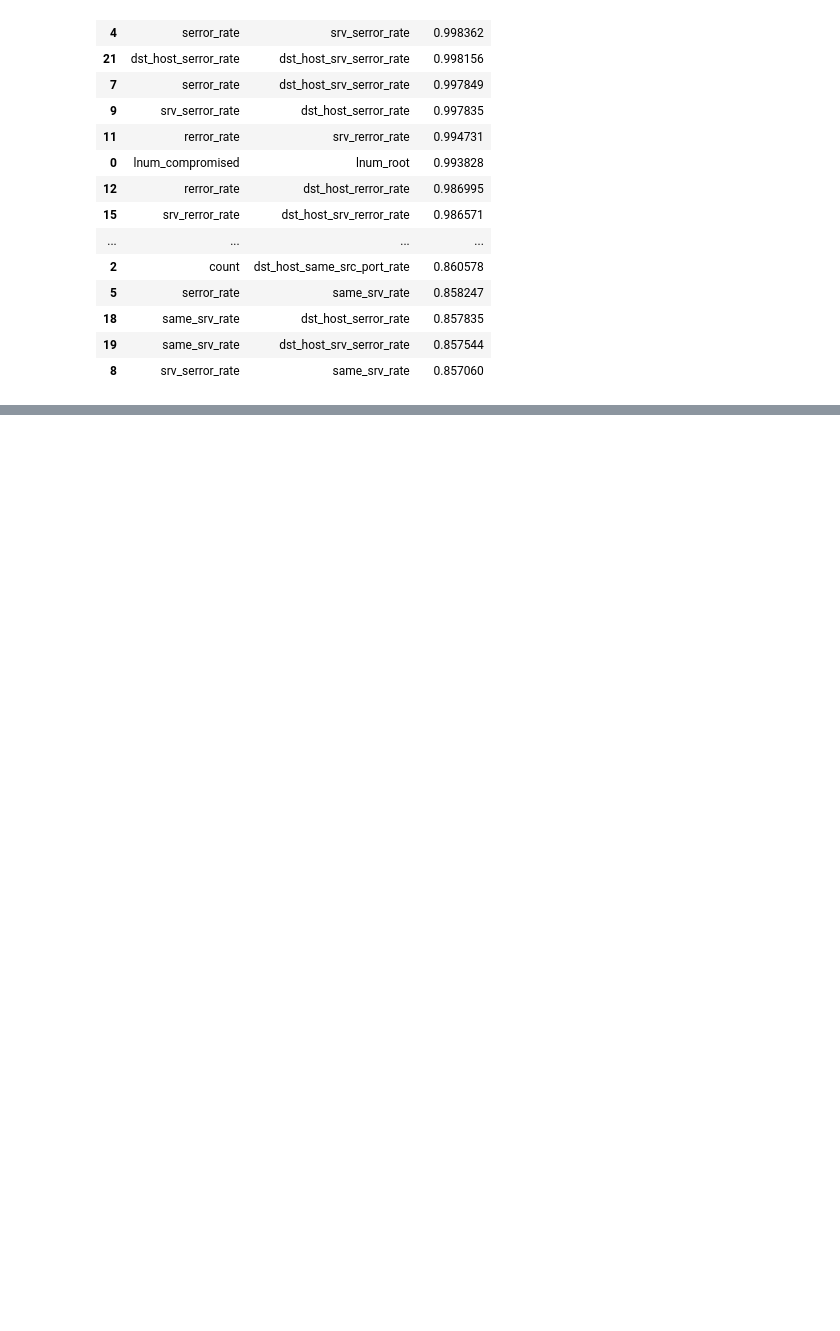
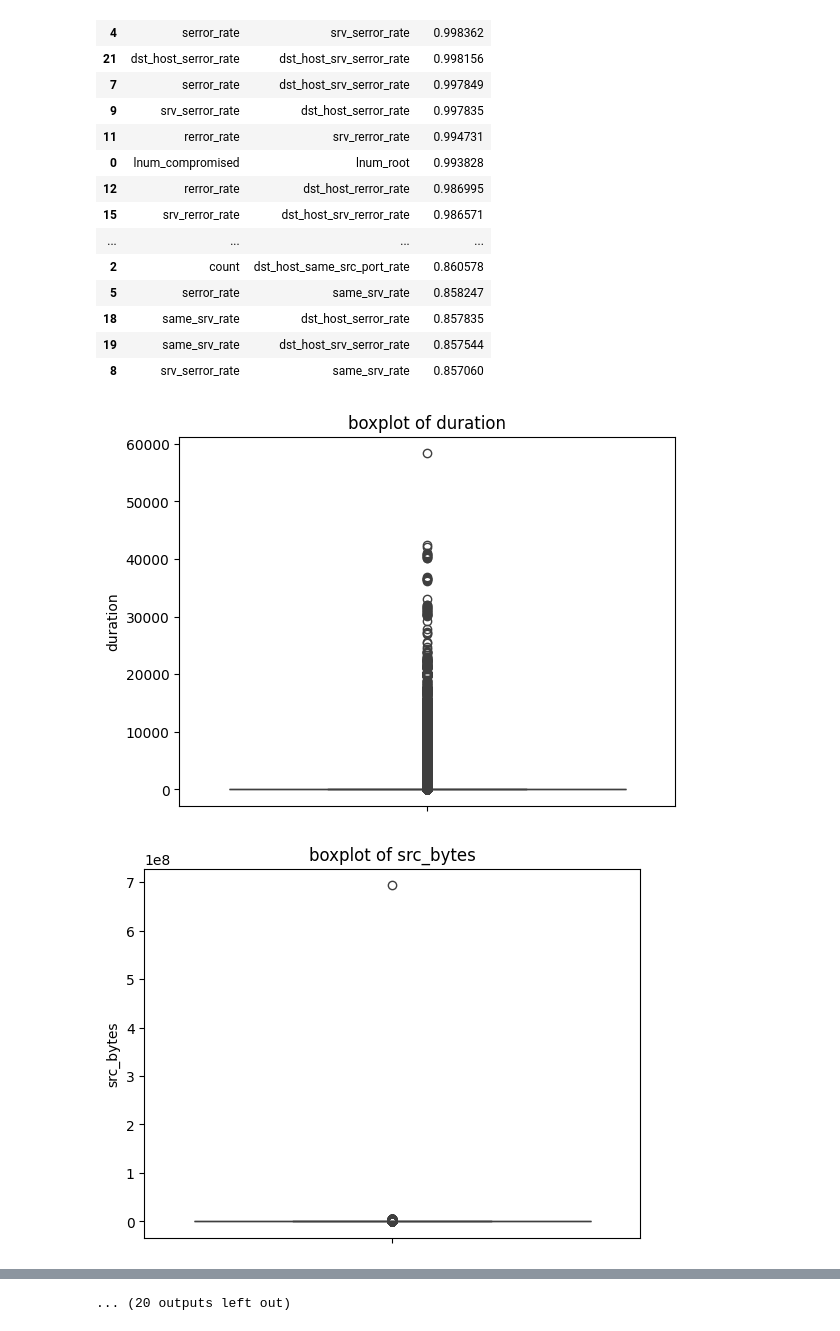
Before and after one commit to biswas-bit/Anamoly-Detection, a Jupyter notebook: analysis/EDA.ipynb, the cells around one changed output, grey strips where cells are left out. Saved outputs shown, nothing was run; the diff lists cells and outputs as text; code cells hidden in the pictures; blank space fills up the shorter version.

Commit message:
boxplot for outliers

```diff
--- a/analysis/EDA.ipynb
+++ b/analysis/EDA.ipynb
@@ -265,3 +265,11 @@ high_corr_df
 | 18 | same_srv_rate | dst_host_serror_rate | 0.857835 |
 | 19 | same_srv_rate | dst_host_srv_serror_rate | 0.857544 |
 | 8 | srv_serror_rate | same_srv_rate | 0.857060 |
+# %%
+for col in numerical_cols:
+    sns.boxplot(df[col])
+    plt.title(f"boxplot of {col}")
+    plt.show()
+# %% [output]
+[figure, added]
+[figure, added]
@@ -267,0 +286 @@ high_corr_df
+... (20 outputs left out)
```
Also changed, not shown: parts of 1 cell of this notebook.
